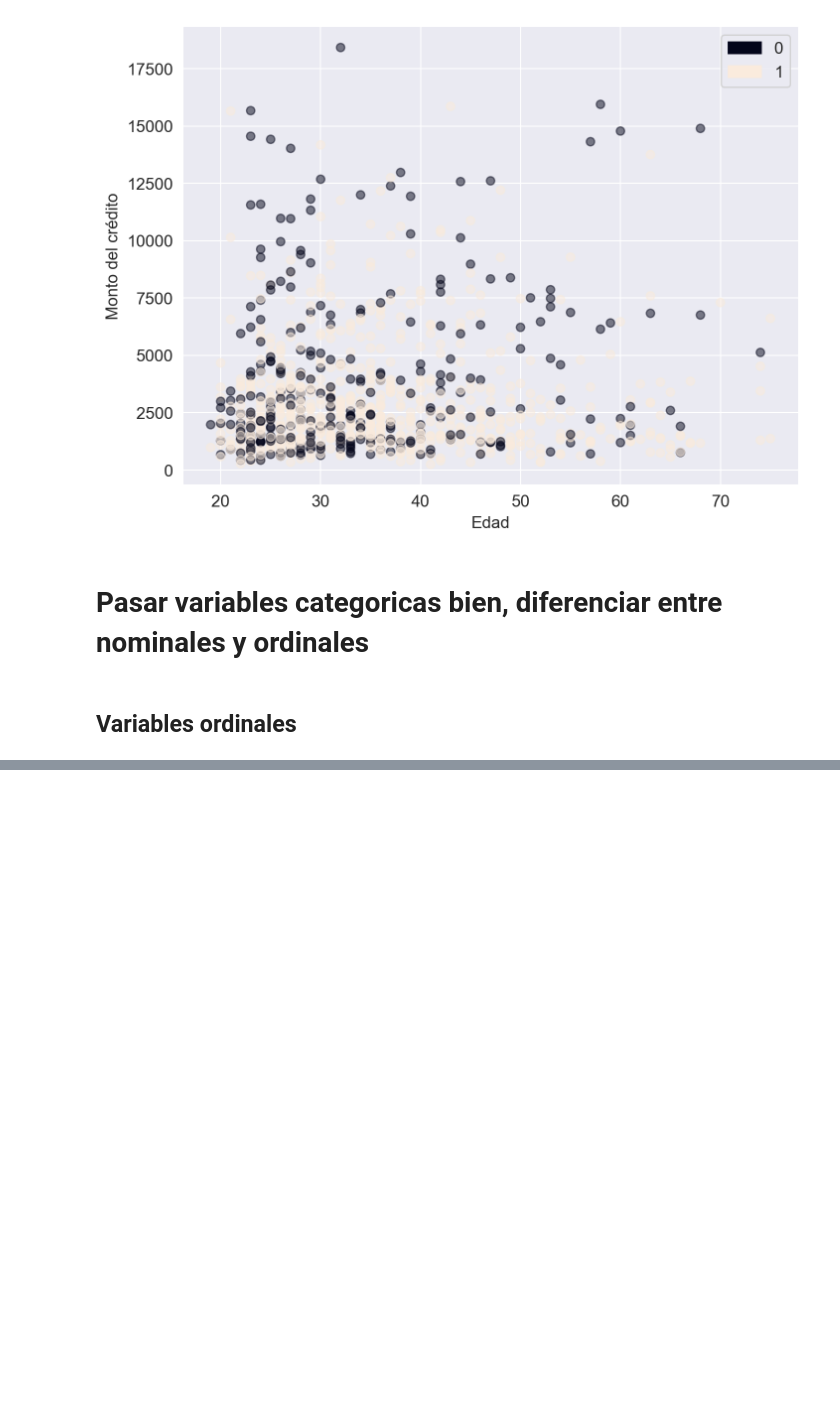
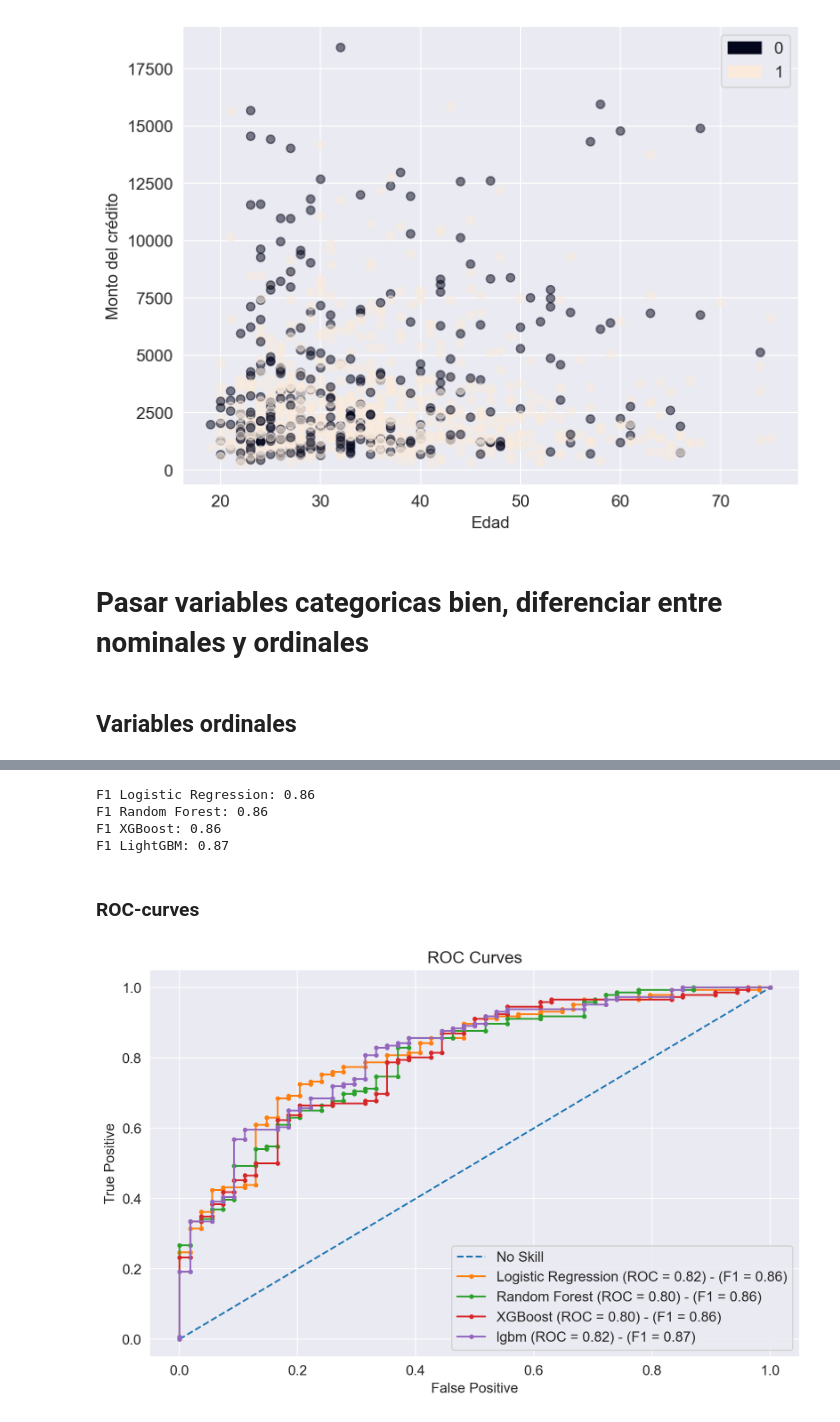
Before and after one commit to adelgado24/IA, a Jupyter notebook: primera_practica/TP_Aprendizaje_Supervisado.ipynb, the cells around one changed output, grey strips where cells are left out. Drawn from its saved outputs; the diff is of its cells as text; code cells hidden in the pictures; blank space fills up the shorter version.

```diff
--- a/primera_practica/TP_Aprendizaje_Supervisado.ipynb
+++ b/primera_practica/TP_Aprendizaje_Supervisado.ipynb
@@ -525,0 +581,5 @@ array([[-1.23647786, -1.34401408, -0.74513141, ..., -0.22207644,
+# %%
+mejor_rf.fit(X_train, y_train)
+y_pred = mejor_rf.predict(X_test)
+
+evaluate(mejor_rf, X_train, X_test, y_train, y_test)
@@ -525,0 +635,5 @@ array([[-1.23647786, -1.34401408, -0.74513141, ..., -0.22207644,
+# %%
+mejor_xg.fit(X_train, y_train)
+y_pred = mejor_xg.predict(X_test)
+
+evaluate(mejor_xg, X_train, X_test, y_train, y_test)
@@ -627,0 +662,7 @@ y_pred = mejor_modelo.predict(X_test)
+# %%
+param_grid_lgbm = {
+    'lgbm__max_depth': [5, 15, 30, 50],
+    'lgbm__n_estimators': [50, 100, 200, 300]}
+
+mejor_lgbm = pipe_encode_then_model('lgbm', param_grid_lgbm).best_estimator_
+mejor_lgbm
@@ -627,0 +681,5 @@ y_pred = mejor_modelo.predict(X_test)
+# %%
+mejor_lgbm.fit(X_train, y_train)
+y_pred = mejor_lgbm.predict(X_test)
+
+evaluate(mejor_lgbm, X_train, X_test, y_train, y_test)
@@ -627,0 +707,42 @@ y_pred = mejor_modelo.predict(X_test)
+# %%
+#get f1
+from sklearn.metrics import f1_score
+
+f1_log = f1_score(y_test, mejor_log.predict(X_test))
+f1_rf = f1_score(y_test, mejor_rf.predict(X_test))
+f1_xg = f1_score(y_test, mejor_xg.predict(X_test))
+f1_lgbm = f1_score(y_test, mejor_lgbm.predict(X_test))
+
+print(f'F1 Logistic Regression: {f1_log:.2f}')
+print(f'F1 Random Forest: {f1_rf:.2f}')
+print(f'F1 XGBoost: {f1_xg:.2f}')
+print(f'F1 LightGBM: {f1_lgbm:.2f}')
+# %% [output]
+F1 Logistic Regression: 0.86
+F1 Random Forest: 0.86
+F1 XGBoost: 0.86
+F1 LightGBM: 0.87
+# %% [markdown]
+### ROC-curves
+# %%
+#plot all roc curves in one plot
+from sklearn.metrics import roc_curve, roc_auc_score
+
+models = [mejor_log, mejor_rf, mejor_xg, mejor_lgbm]
+model_names = ['Logistic Regression', 'Random Forest', 'XGBoost', 'lgbm']
+
+plt.figure(figsize=(10, 6))
+plt.plot([0, 1], [0, 1], linestyle='--', label='No Skill')
+for model, name in zip(models, model_names):
+    y_pred = model.predict_proba(X_test)[:, 1]
+    fpr, tpr, _ = roc_curve(y_test, y_pred)
+    auc = roc_auc_score(y_test, y_pred)
+    f1 = f1_score(y_test, model.predict(X_test))
+    plt.plot(fpr, tpr, marker='.', label=f'{name} (ROC = {auc:.2f}) - (F1 = {f1:.2f})')
+plt.xlabel('False Positive')
+plt.ylabel('True Positive')
+plt.title('ROC Curves')
+plt.legend()
+plt.show()
+# %% [output]
+[figure, added]
```
Also changed, not shown: parts of 33 cells of this notebook.
